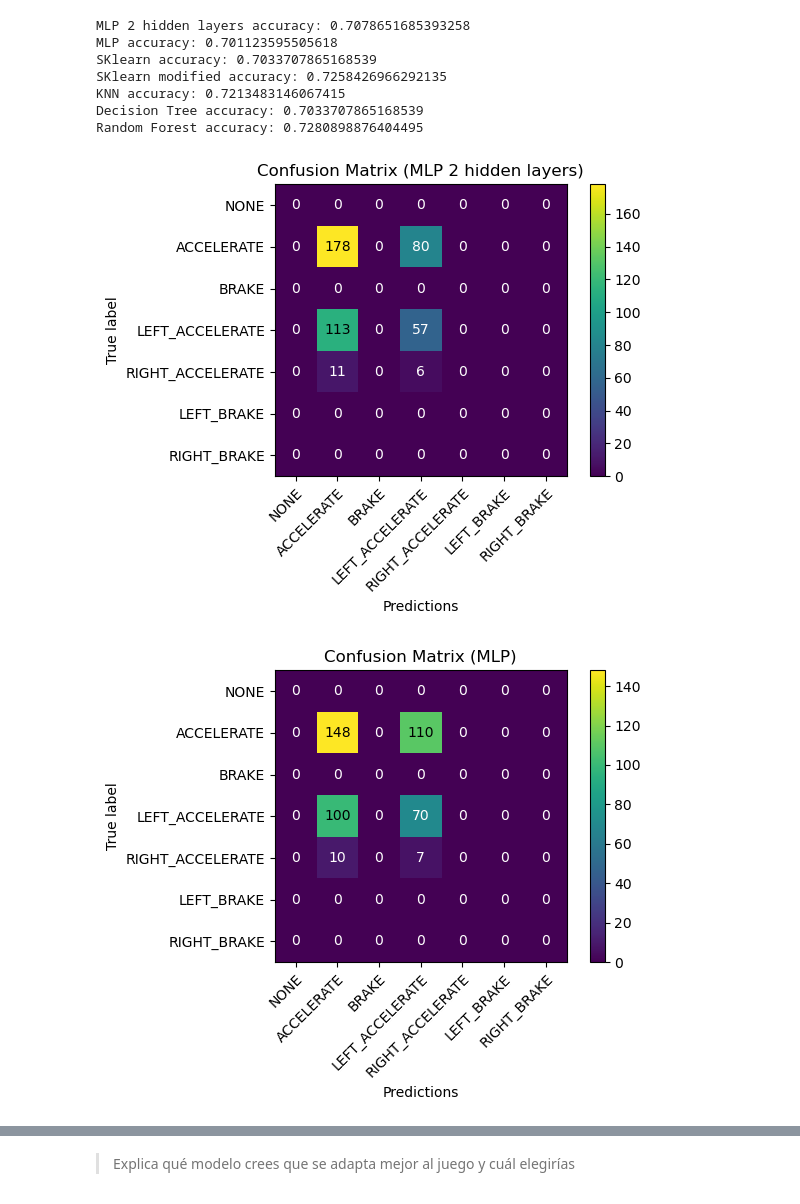
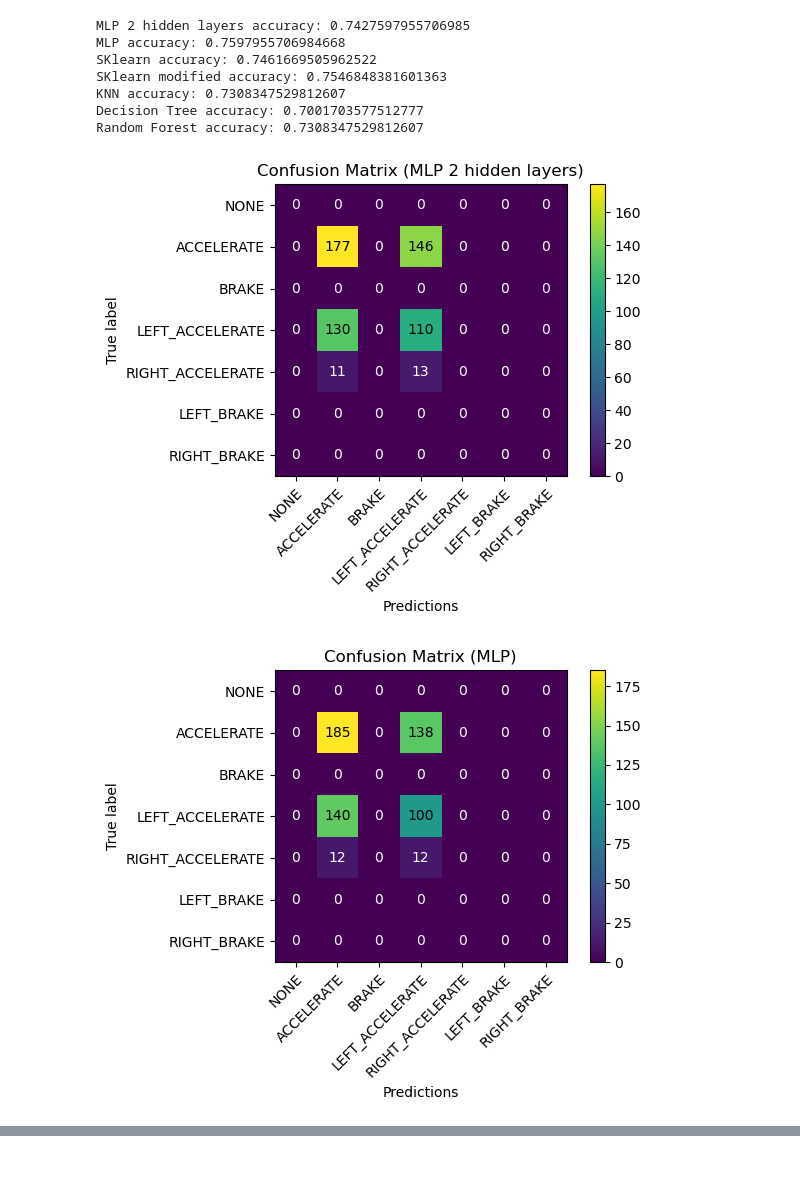
Before and after one commit to UCM-GDV/AA-Practica6, a Jupyter notebook: P6/practica06.ipynb, the cells around one changed output, grey strips where cells are left out. Saved outputs shown, nothing was run; the diff lists cells and outputs as text; code cells hidden in the pictures; blank space fills up the shorter version.

```diff
--- a/P6/practica06.ipynb
+++ b/P6/practica06.ipynb
@@ -102,7 +102,7 @@ label_mapping_inverse = {
 
 label_array = ["NONE","ACCELERATE","BRAKE","LEFT_ACCELERATE","RIGHT_ACCELERATE","LEFT_BRAKE","RIGHT_BRAKE"]
 
-x_columns = ["ray1", "ray2", "ray3", "ray4", "ray5", "kartx", "karty", "kartz", "time"]
+x_columns = ["ray1", "ray2", "ray3", "ray4", "ray5", "kartx", "kartz"]
 kartData, X, y = load_data_csv("KartData.csv", x_columns, "action")
 
 # Normalizar los datos
@@ -110,15 +110,15 @@ scaler = StandardScaler()
 X = scaler.fit_transform(X).T
 
 # Split de los datos
-X_train, X_test, y_train, y_test = train_test_split(X, y, random_state=0, test_size=0.25)
+X_train, X_test, y_train, y_test = train_test_split(X, y, random_state=0, test_size=0.33)
 yEnc = one_hot_encoding(np.array(y_train),[label_array])
 y_numbers = [label_mapping_inverse[label] for label in np.array(y)]
 
 # Apartado 1
 # Hiperparámetros para 2 capas ocultas
-alpha_2 = 0.78 # learning rate
+alpha_2 = 0.6 # learning rate
 lambda_2 = 0.0
-numiters_2 = 2000
+numiters_2 = 2200
 hidden_layers_sizes_2 = [9,7]
 
 # Perceptrón multicapa de implementación propia con más de 3 capas
@@ -134,9 +134,9 @@ print("MLP 2 hidden layers accuracy: " + str(accuracy_mlpc_2))
 
 # Apartado 2
 # Hiperparámetros para una única capa oculta
-alpha_ = 0.72 # learning rate
+alpha_ = 0.5 # learning rate
 lambda_ = 0.0
-numiters_ = 1500
+numiters_ = 2200
 hidden_layers_sizes_ = [7]
 
 # Perceptrón multicapa de implementación propia con una única capa
@@ -185,7 +185,7 @@ print("KNN accuracy: " + str(accuracy_knn))
 
 # Apartado 5
 # Modelo de árbol de decisión
-decisiontree = DecisionTreeClassifier(criterion='gini',splitter='best',max_leaf_nodes=14,max_features=7)
+decisiontree = DecisionTreeClassifier(criterion='gini',splitter='best',max_leaf_nodes=20,max_features=7)
 decisiontree.fit(X_train,y_train)
 y_pred_tree = decisiontree.predict(X_test)
 y_pred_tree_numbers = [label_mapping_inverse[label] for label in y_pred_tree]
@@ -207,39 +207,39 @@ print("Random Forest accuracy: " + str(accuracy_forest))
 # Apartado 6
 # Matrices de Confusión
 # Perceptrón multicapa de implementación propia con más de 3 capas
 matrix_mlpc_2 = calculateConfusionMatrix(yEnc,y_pred_mlpc_2,y_numbers)
 drawConfusionMatrix(matrix_mlpc_2,label_array,label_array,"ejercicio4_mlpc_2.png",title="Confusion Matrix (MLP 2 hidden layers)")
 
 # Perceptrón multicapa de implementación propia con una única capa
 matrix_mlpc = calculateConfusionMatrix(yEnc,y_pred_mlpc,y_numbers)
 drawConfusionMatrix(matrix_mlpc,label_array,label_array,"ejercicio4_mlpc.png",title="Confusion Matrix (MLP)")
 
 # Perceptrón multicapa de SKlearn
 matrix_sklearn = calculateConfusionMatrix(yEnc,y_pred_sklearn_numbers,y_numbers)
 drawConfusionMatrix(matrix_sklearn,label_array,label_array,"ejercicio4_sklearn.png",title="Confusion Matrix (SKLearn)")
 
 # SKLearn con distintos parámetros
 matrix_sklearn_2 = calculateConfusionMatrix(yEnc,y_pred_sklearn_2_numbers,y_numbers)
 drawConfusionMatrix(matrix_sklearn_2,label_array,label_array,"ejercicio4_sklearn_2.png",title="Confusion Matrix (SKLearn with different parameters)")
 
 # Modelo KNN
 matrix_knn = calculateConfusionMatrix(yEnc,y_pred_knn_numbers,y_numbers)
 drawConfusionMatrix(matrix_knn,label_array,label_array,"ejercicio4_knn.png",title="Confusion Matrix (KNN)")
 
 # Modelo de árbol de decisión
 matrix_decisiontree = calculateConfusionMatrix(yEnc,y_pred_tree_numbers,y_numbers)
 drawConfusionMatrix(matrix_decisiontree,label_array,label_array,"ejercicio4_tree.png",title="Confusion Matrix (Decision Tree)")
 
 # Modelo Random Forest
 matrix_randomforest = calculateConfusionMatrix(yEnc,y_pred_forest_numbers,y_numbers)
 drawConfusionMatrix(matrix_randomforest,label_array,label_array,"ejercicio4_randomforest.png",title="Confusion Matrix (Random Forest)")
 # %% [output]
-MLP 2 hidden layers accuracy: 0.7078651685393258
-MLP accuracy: 0.701123595505618
-SKlearn accuracy: 0.7033707865168539
-SKlearn modified accuracy: 0.7258426966292135
-KNN accuracy: 0.7213483146067415
-Decision Tree accuracy: 0.7033707865168539
-Random Forest accuracy: 0.7280898876404495
+MLP 2 hidden layers accuracy: 0.7427597955706985
+MLP accuracy: 0.7597955706984668
+SKlearn accuracy: 0.7461669505962522
+SKlearn modified accuracy: 0.7546848381601363
+KNN accuracy: 0.7308347529812607
+Decision Tree accuracy: 0.7001703577512777
+Random Forest accuracy: 0.7308347529812607
-[figure, old version]
+[figure, new version]
-[figure, old version]
+[figure, new version]
@@ -251,2 +250,0 @@ Random Forest accuracy: 0.7280898876404495
-# %% [markdown]
-> Explica qué modelo crees que se adapta mejor al juego y cuál elegirías
```
Also changed, not shown: parts of 4 cells of this notebook, 19 other files.
